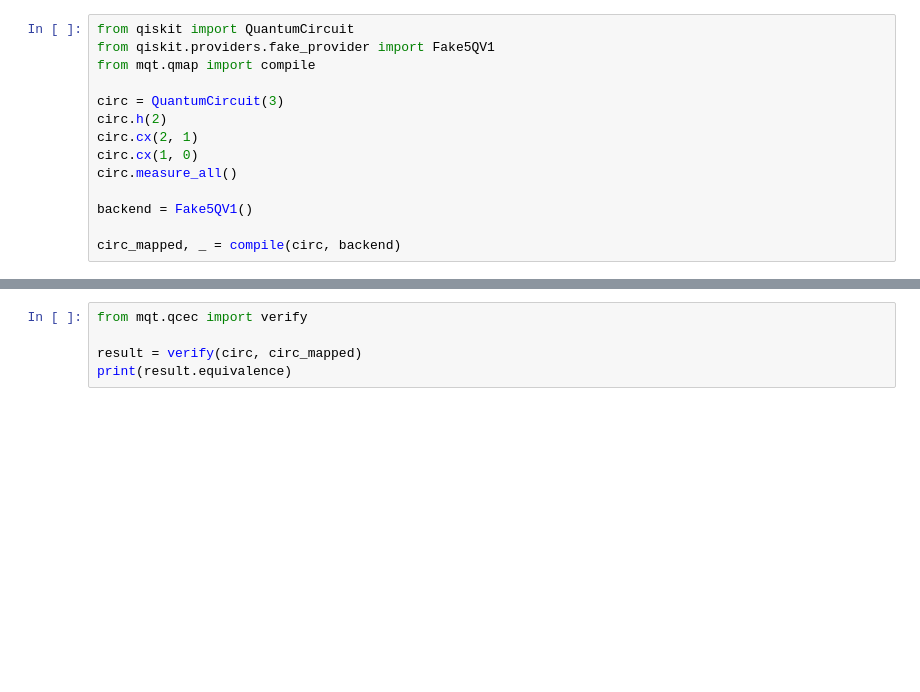
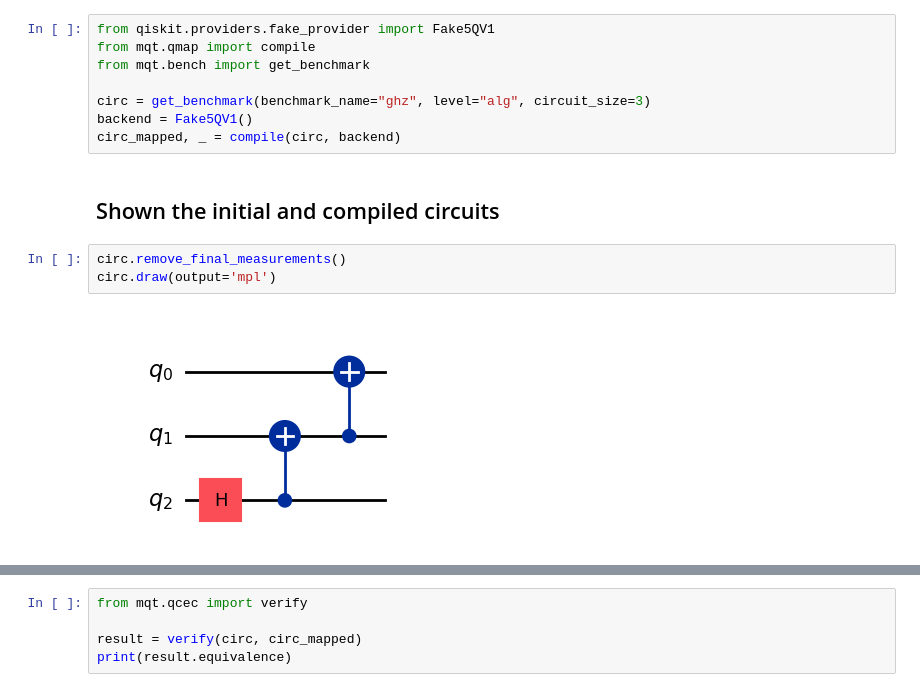
Before and after one commit to cda-tum/mqt, a Jupyter notebook: tutorial/03_verification.ipynb, the cells around one changed output, grey strips where cells are left out. Cells and saved outputs as stored; diff of their text form; blank space fills up the shorter version.

```diff
--- a/tutorial/03_verification.ipynb
+++ b/tutorial/03_verification.ipynb
@@ -27,14 +27,15 @@ Verifying that the quantum circuit from `fig-ghz-circuit-mapped` has been correc
 # %%
-from qiskit import QuantumCircuit
 from qiskit.providers.fake_provider import Fake5QV1
 from mqt.qmap import compile
+from mqt.bench import get_benchmark
 
-circ = QuantumCircuit(3)
-circ.h(2)
-circ.cx(2, 1)
-circ.cx(1, 0)
-circ.measure_all()
-
+circ = get_benchmark(benchmark_name="ghz", level="alg", circuit_size=3)
 backend = Fake5QV1()
-
 circ_mapped, _ = compile(circ, backend)
+# %% [markdown]
+## Shown the initial and compiled circuits
+# %%
+circ.remove_final_measurements()
+circ.draw(output='mpl')
+# %% [output]
+[figure, added]
```
Also changed, not shown: parts of 5 cells of this notebook.
